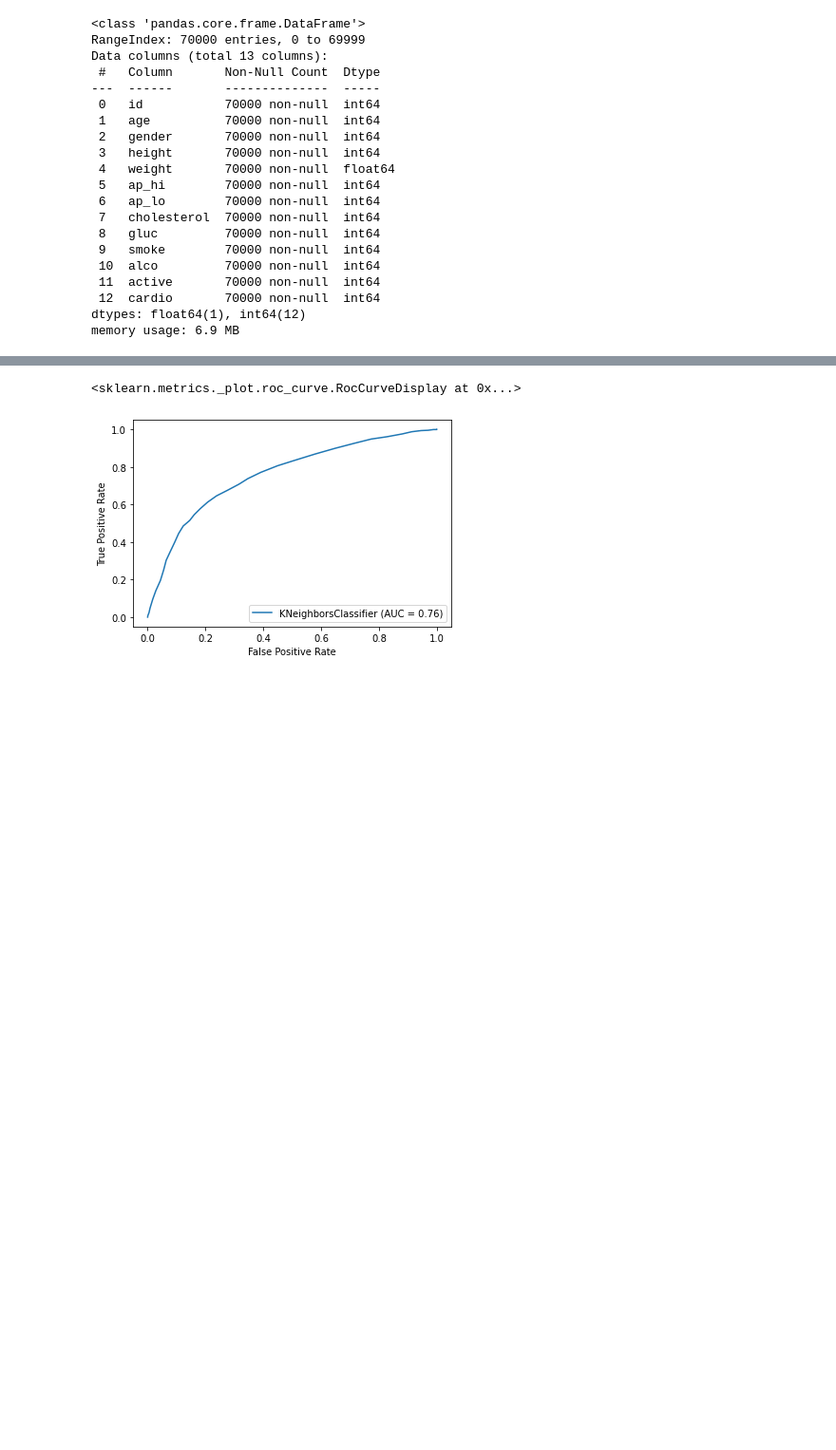
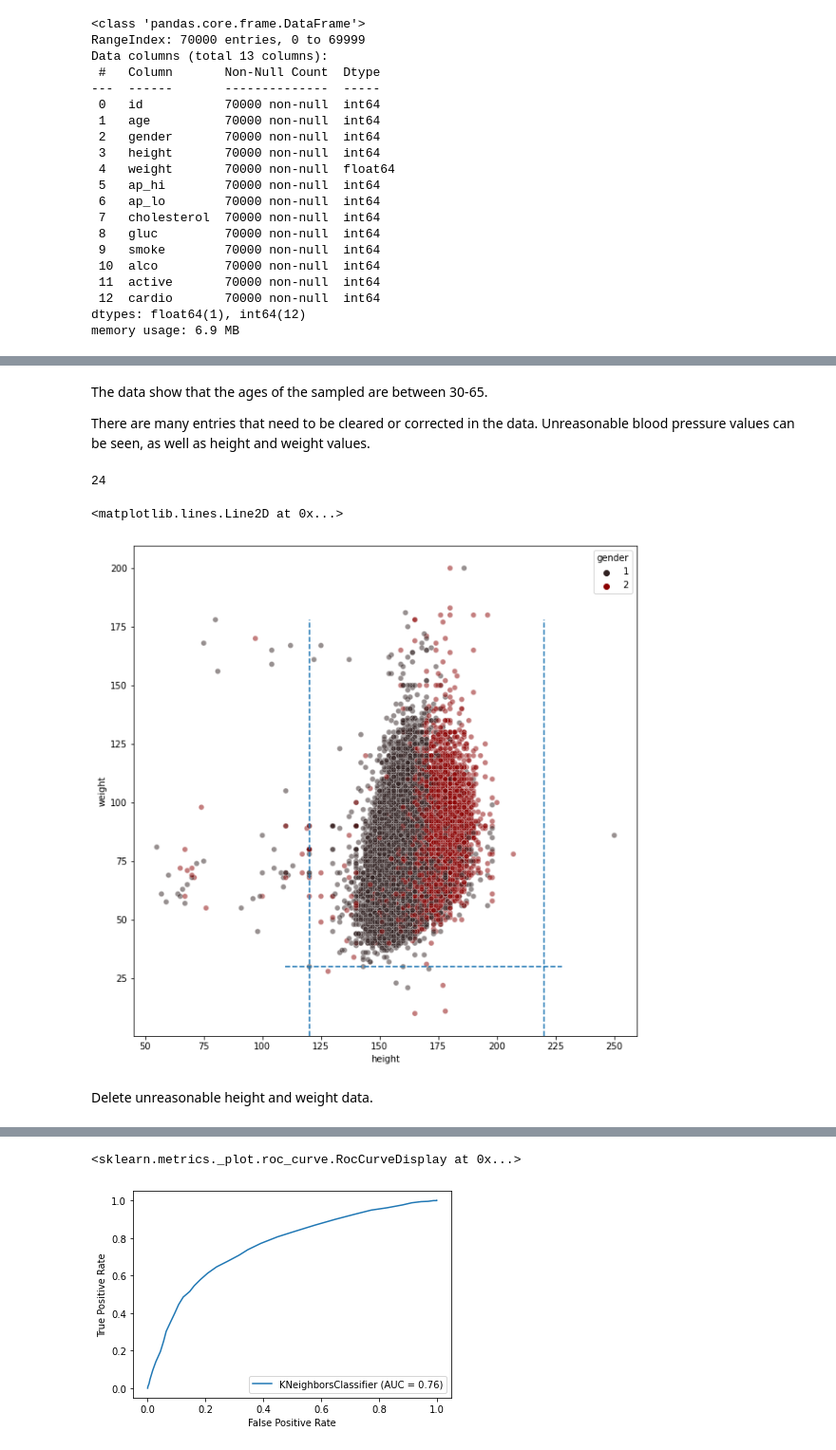
Before and after one commit to noamya-sh/Final-project-SemesterA, a Jupyter notebook: Cardiovascular-Disease-classification.ipynb, the cells around one changed output, grey strips where cells are left out. Shown: that part at 95% size. Saved outputs shown, nothing was run; the diff lists cells and outputs as text; code cells hidden in the pictures; blank space fills up the shorter version.

```diff
--- a/Cardiovascular-Disease-classification.ipynb
+++ b/Cardiovascular-Disease-classification.ipynb
@@ -199,4 +113,0 @@ See the caveats in the documentation: https://pandas.pydata.org/pandas-docs/stab
-# %%
-data["bmi"] = pd.to_numeric((data["weight"]/ (data["height"]/100)**2).round(),downcast='integer')
-
-data['bmi']
@@ -228,3 +113,0 @@ sns.heatmap(corr, annot=True, fmt=".3f", linewidths=0.5, ax=ax)
-# %%
-data['years'] = (data['age'] / 365).round(1).astype('int')
-sns.countplot(x='years', hue='cardio', data = data, palette="Set2")
@@ -234,3 +113,0 @@ sns.countplot(x='years', hue='cardio', data = data, palette="Set2")
-# %%
-data['rel'] =data['ap_lo']/data['ap_hi']
-sns.scatterplot(x='bmi',y='rel',data=data)
@@ -271,0 +114,22 @@ X_train, X_test, y_train, y_test = train_test_split(X,y,test_size=0.05)
+# %% [markdown]
+The data show that the ages of the sampled are between 30-65.
+
+There are many entries that need to be cleared or corrected in the data. Unreasonable blood pressure values can be seen, as well as height and weight values.
+# %%
+data.duplicated().sum()
+# %% [output]
+24
+# %%
+data.drop_duplicates(inplace=True) #delete duplicates values.
+# %%
+#plot relation height-weight by gender
+f, ax = plt.subplots(figsize = (10,10))
+sns.scatterplot(data=data, x="height", y="weight",hue='gender',palette="dark:darkred", alpha=0.5)
+ax.axvline(120, ls='--',ymax=0.85)
+ax.axvline(220, ls='--',ymax=0.85)
+ax.axhline(30, ls='--',xmin=0.3,xmax=0.85)
+# %% [output]
+<matplotlib.lines.Line2D at 0x...>
+[figure, added]
+# %% [markdown]
+Delete unreasonable height and weight data.
```
Also changed, not shown: parts of 59 cells of this notebook.
